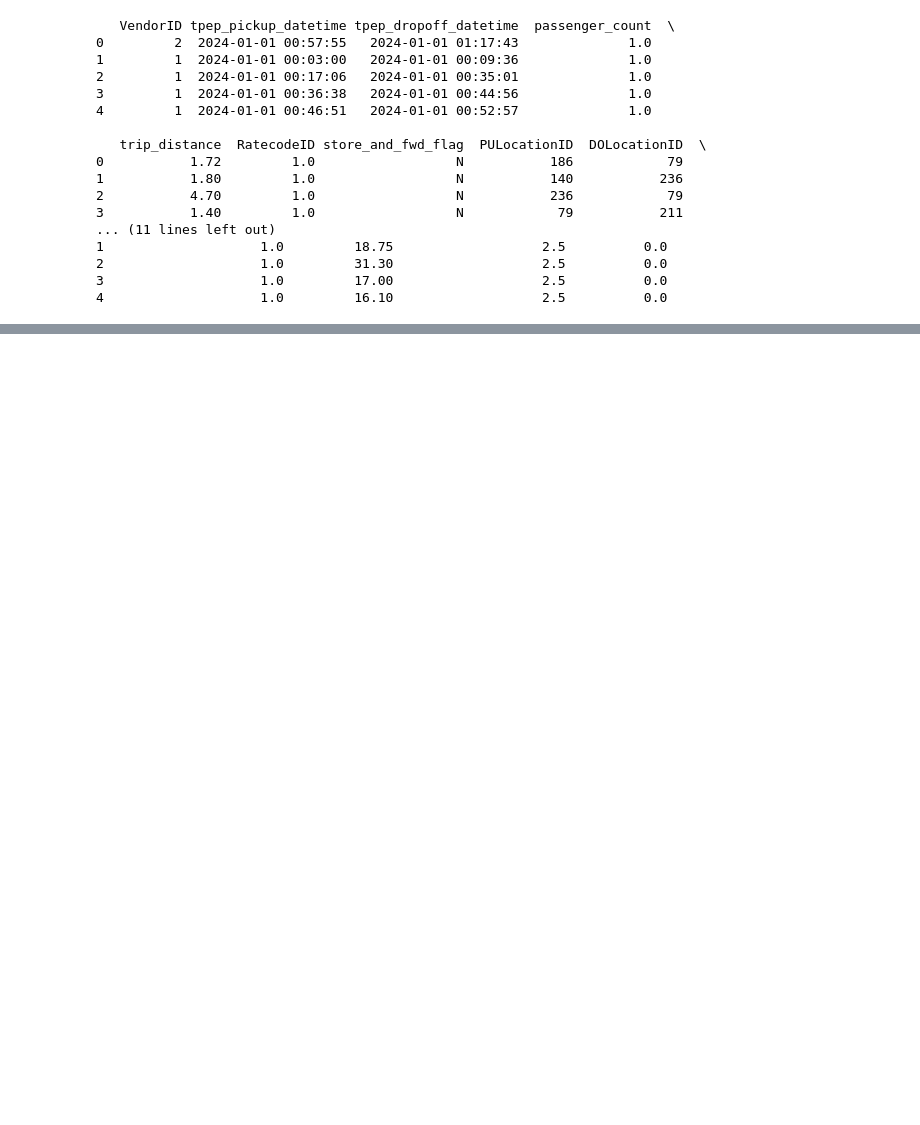
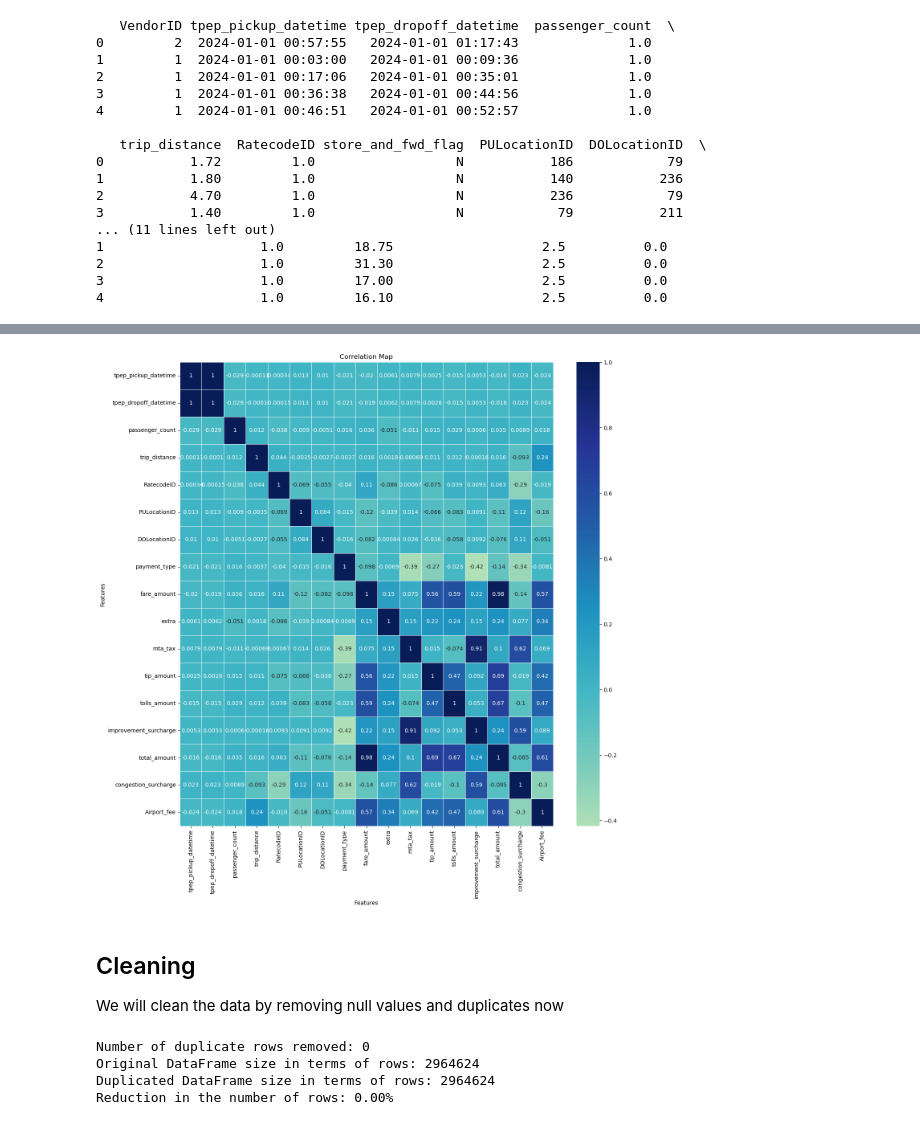
Before and after one commit to tesla1900/local_llm, a Jupyter notebook: python/tax_analysis.ipynb, the cells around one changed output, grey strips where cells are left out. Cells and saved outputs as stored; diff of their text form; code cells hidden in the pictures; blank space fills up the shorter version.

```diff
--- a/python/tax_analysis.ipynb
+++ b/python/tax_analysis.ipynb
@@ -44,0 +129,4 @@ if data is not None:
+# %%
+# Drop the columns 'VendorID' and 'store_and_fwd_flag'
+data = data.drop(columns=['VendorID', 'store_and_fwd_flag'])
+data.head()
@@ -44,0 +140,44 @@ if data is not None:
+# %%
+# Compute the correlation matrix after ensuring all columns are numeric
+correlation_matrix = data.corr()
+
+# Set up the matplotlib figure
+plt.figure(figsize=(15, 15))
+
+# Plot the heatmap using seaborn
+sns.heatmap(correlation_matrix, annot=True, cmap='YlGnBu', center=0, linewidths=0.5) #added linewidths and changed cmap style
+
+# Add title and labels
+plt.title('Correlation Map')
+plt.xlabel('Features')
+plt.ylabel('Features')
+
+# Show the plot
+plt.show()
+# %% [output]
+[figure, added]
+# %% [markdown]
+## Cleaning
+We will clean the data by removing null values and duplicates now
+# %%
+# Remove duplicates and store the result in tdata
+tdata = data.drop_duplicates()
+
+# Calculate the number of rows deleted
+rows_deleted = len(data) - len(tdata)
+
+print(f"Number of duplicate rows removed: {rows_deleted}")
+
+# Compare the size of tdata to data based on the no. of rows
+original_size = len(data)
+duplicated_size = len(tdata)
+reduction = (1 - duplicated_size / original_size) * 100
+
+print(f"Original DataFrame size in terms of rows: {original_size}")
+print(f"Duplicated DataFrame size in terms of rows: {duplicated_size}")
+print(f"Reduction in the number of rows: {reduction:.2f}%")
+# %% [output]
+Number of duplicate rows removed: 0
+Original DataFrame size in terms of rows: 2964624
+Duplicated DataFrame size in terms of rows: 2964624
+Reduction in the number of rows: 0.00%
```
Also changed, not shown: parts of 31 cells of this notebook, 5 other files.
